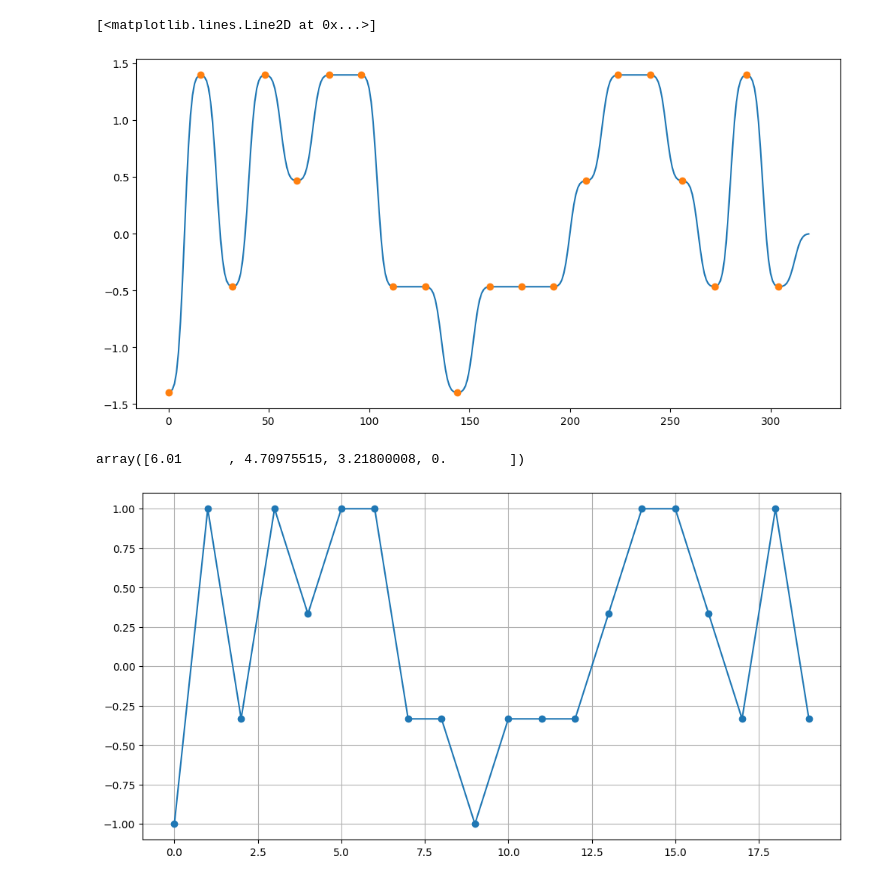
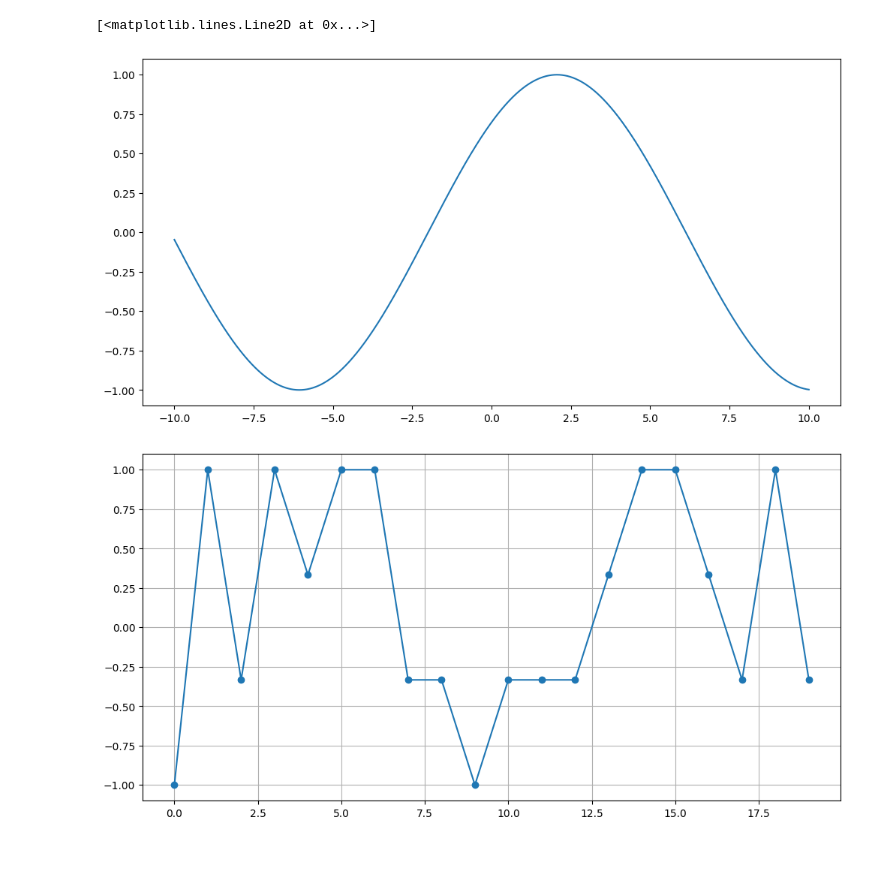
Before and after one commit to LucasLobo7/TCC, a Jupyter notebook: Gerador de sinail/Teste_MZM.ipynb, the cells around one changed output. Saved outputs shown, nothing was run; the diff lists cells and outputs as text; code cells hidden in the pictures; blank space fills up the shorter version.

```diff
--- a/Gerador de sinail/Teste_MZM.ipynb
+++ b/Gerador de sinail/Teste_MZM.ipynb
@@ -14,50 +14,22 @@ from optic.plot import eyediagram
 from optic.utils import parameters
 from optic.models.devices import mzm
 plt.rcParams["figure.figsize"] = (12,6)
-# %%
-def plotSemZeros(array):
-     return [float('nan') if x==0 else x for x in array]
-#Valores Geração do sinal
-M = 4 # order of the modulation format
-nsimbolos = 20
-SPS = 16
-formatoPulso = 'nrz' #'rect','nrz','rrc'
-nTaps = 1024
-alpha = 0.1
-
-
-# Geração de simbolos
-bits = np.random.randint(0,2,int(nsimbolos*np.log2(M)))
-#bits = np.array([0,0,0,0,0,1,0,1,1,0,1,0,1,1,0,1,1,1,1,0,1,1,0,0])
-simbolos = modulateGray(bits, M, 'pam')
-simbolos = pnorm(simbolos)
-
-# Fomartação de pulso
-simbolosup = upsample(simbolos, SPS)
-pulso = pulseShape(formatoPulso, SPS, nTaps, alpha)
-pulso = pulso/max(abs(pulso))
-sinal = firFilter(pulso, simbolosup)
-sinal = sinal.real
-plt.plot(sinal)
-
-plt.plot(plotSemZeros(simbolosup),'o')
-# %% [output]
-[<matplotlib.lines.Line2D at 0x...>]
-[figure, removed]
 # %%
 param = parameters
-param.Vpi = 6.01
-param.Vb = 0
+param.Vpi = 4.06
+param.Vb = -2.06
 
-v = np.linspace(0,param.Vpi,10000)
+v = np.linspace(-10,10,10000)
 modulador = mzm(np.ones(10000),v,param)
 
 M = 4
 simbolosDistintos = np.linspace(-1, 1, M)
 simbolosDistorcidos = np.flip(np.interp(np.linspace(-1,0,M),-modulador,v))
-# -1->0 / -0.33->0.33 / 0.33->0.66 / 1->1
+
+plt.plot(v,modulador)
 # %% [output]
-array([6.01      , 4.70975515, 3.21800008, 0.        ])
+[<matplotlib.lines.Line2D at 0x...>]
+[figure, added]
 # %%
 param = parameters
 param.Vpi = 6.01
```
Also changed, not shown: 5 other files.
